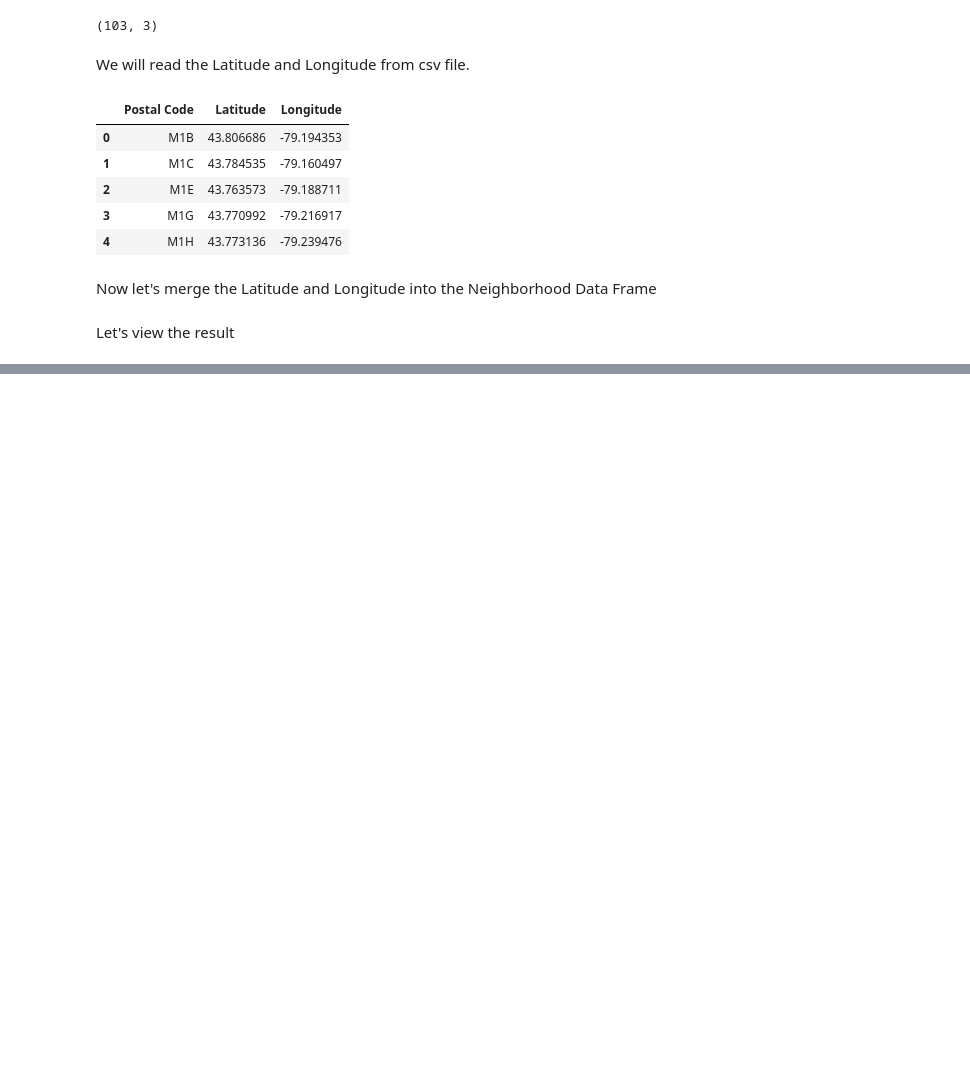
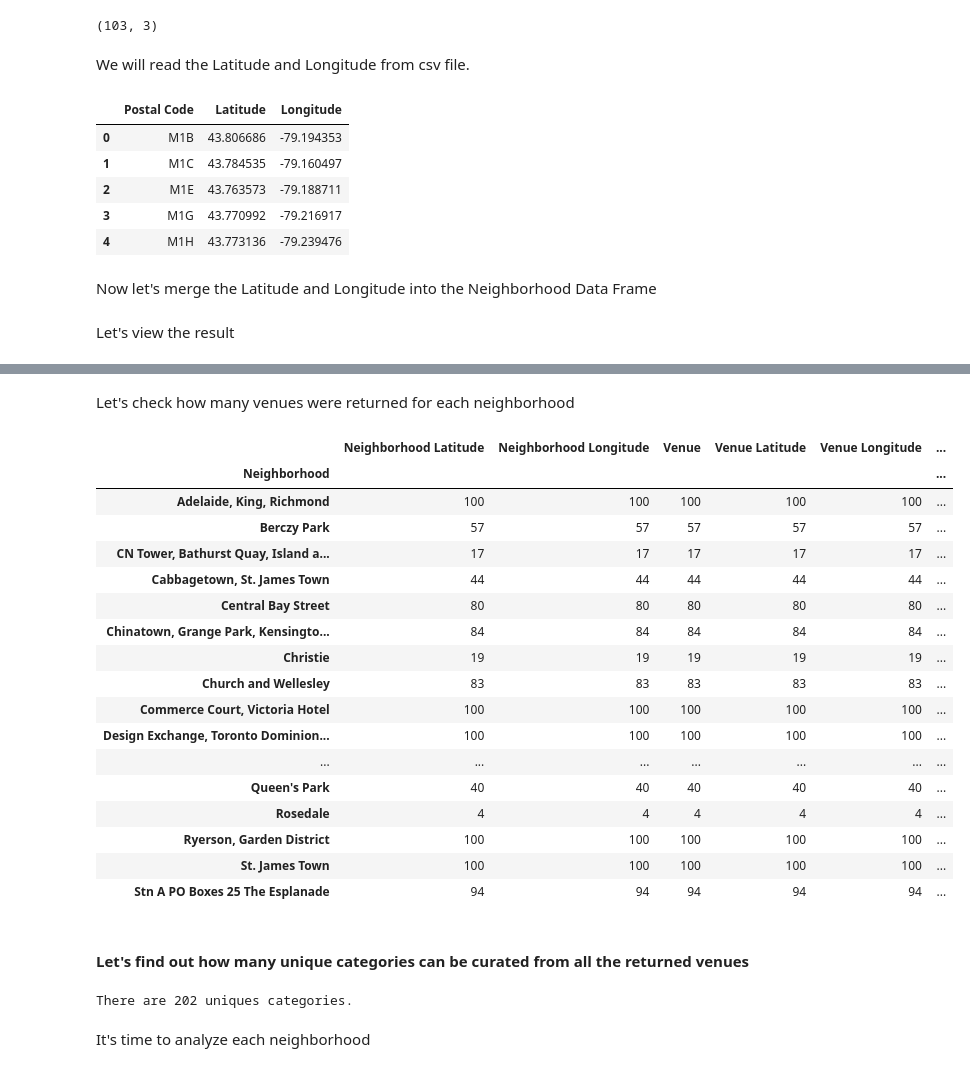
Before and after one commit to deryanthimoti/Coursera_Capstone, a Jupyter notebook: CapstoneProject_Coursera.ipynb, the cells around one changed output, grey strips where cells are left out. Drawn from its saved outputs; the diff is of its cells as text; code cells hidden in the pictures; blank space fills up the shorter version.

```diff
--- a/CapstoneProject_Coursera.ipynb
+++ b/CapstoneProject_Coursera.ipynb
@@ -132,0 +298,31 @@ map_toronto
+# %% [markdown]
+Let's check how many venues were returned for each neighborhood
+# %%
+toronto_venues.groupby('Neighborhood').count()
+# %% [output]
+|  | Neighborhood Latitude | Neighborhood Longitude | Venue | Venue Latitude | Venue Longitude | ... |
+| Neighborhood |  |  |  |  |  | ... |
+| Adelaide, King, Richmond | 100 | 100 | 100 | 100 | 100 | ... |
+| Berczy Park | 57 | 57 | 57 | 57 | 57 | ... |
+| CN Tower, Bathurst Quay, Island a... | 17 | 17 | 17 | 17 | 17 | ... |
+| Cabbagetown, St. James Town | 44 | 44 | 44 | 44 | 44 | ... |
+| Central Bay Street | 80 | 80 | 80 | 80 | 80 | ... |
+| Chinatown, Grange Park, Kensingto... | 84 | 84 | 84 | 84 | 84 | ... |
+| Christie | 19 | 19 | 19 | 19 | 19 | ... |
+| Church and Wellesley | 83 | 83 | 83 | 83 | 83 | ... |
+| Commerce Court, Victoria Hotel | 100 | 100 | 100 | 100 | 100 | ... |
+| Design Exchange, Toronto Dominion... | 100 | 100 | 100 | 100 | 100 | ... |
+| ... | ... | ... | ... | ... | ... | ... |
+| Queen's Park | 40 | 40 | 40 | 40 | 40 | ... |
+| Rosedale | 4 | 4 | 4 | 4 | 4 | ... |
+| Ryerson, Garden District | 100 | 100 | 100 | 100 | 100 | ... |
+| St. James Town | 100 | 100 | 100 | 100 | 100 | ... |
+| Stn A PO Boxes 25 The Esplanade | 94 | 94 | 94 | 94 | 94 | ... |
+# %% [markdown]
+#### Let's find out how many unique categories can be curated from all the returned venues
+# %%
+print('There are {} uniques categories.'.format(len(toronto_venues['Venue Category'].unique())))
+# %% [output]
+There are 202 uniques categories.
+# %% [markdown]
+It's time to analyze each neighborhood
```
Also changed, not shown: parts of 29 cells of this notebook.
